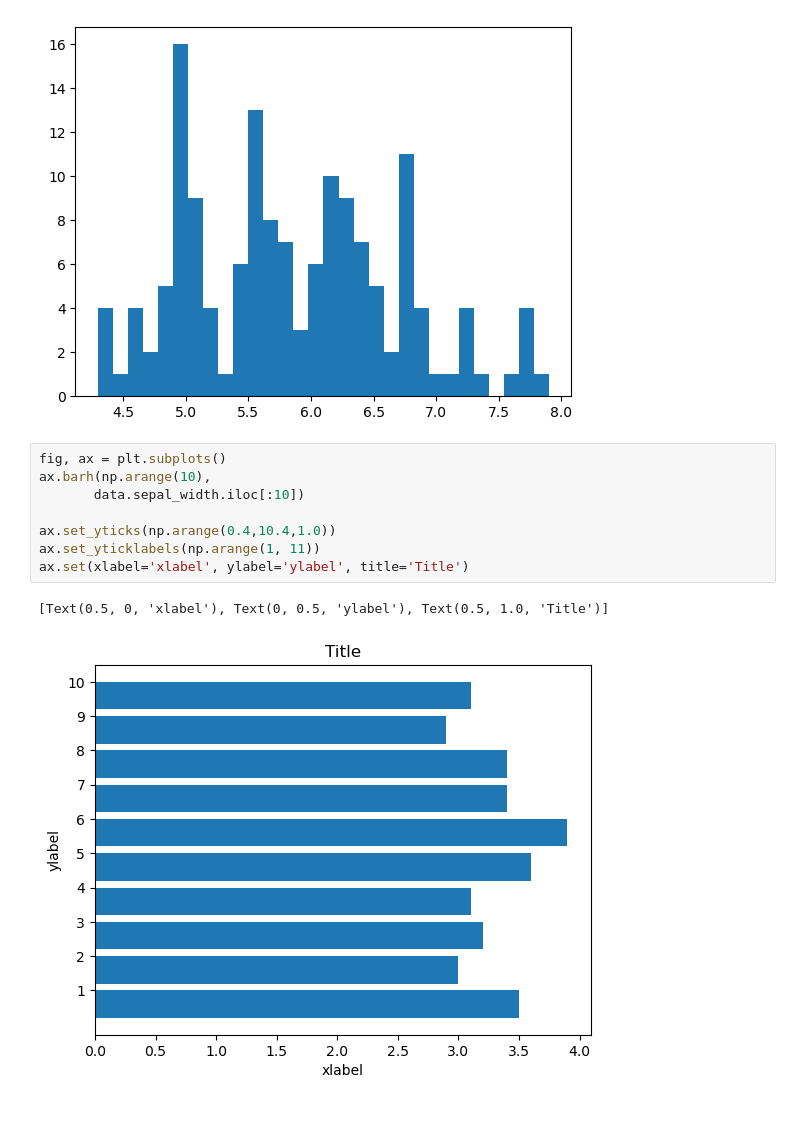
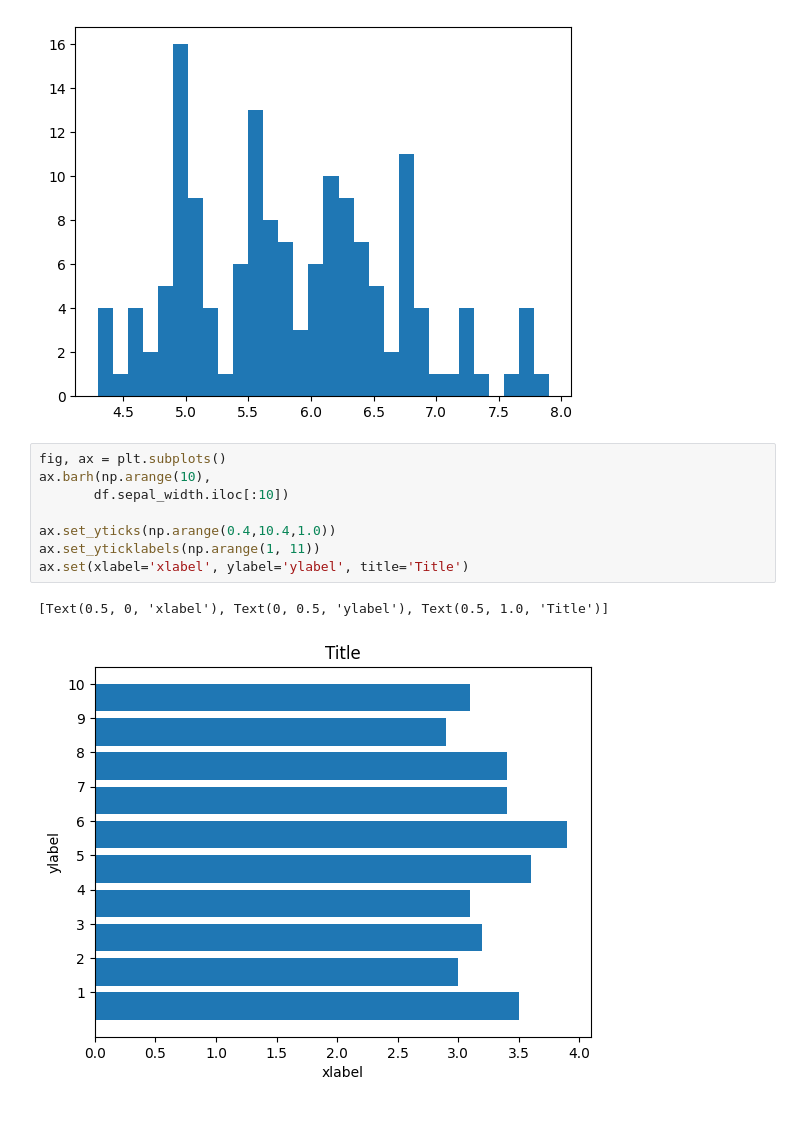
Before and after one commit to Ayush-Thakur-geek/ML_Practice, a Jupyter notebook: Exploratory Data Analysis for ML/EDA.ipynb, the cells around one changed output. Cells and saved outputs as stored; diff of their text form; blank space fills up the shorter version.

```diff
--- a/Exploratory Data Analysis for ML/EDA.ipynb
+++ b/Exploratory Data Analysis for ML/EDA.ipynb
@@ -49,13 +62,11 @@ plt.hist(df.sepal_length, bins=30)
 # %%
 fig, ax = plt.subplots()
 ax.barh(np.arange(10),
-       data.sepal_width.iloc[:10])
+       df.sepal_width.iloc[:10])
 
 ax.set_yticks(np.arange(0.4,10.4,1.0))
 ax.set_yticklabels(np.arange(1, 11))
 ax.set(xlabel='xlabel', ylabel='ylabel', title='Title')
 # %% [output]
 [Text(0.5, 0, 'xlabel'), Text(0, 0.5, 'ylabel'), Text(0.5, 1.0, 'Title')]
-[figure, old version]
+[figure, new version]
-# %% [markdown]
-##
```
Also changed, not shown: parts of 19 cells of this notebook, 4 other files.
